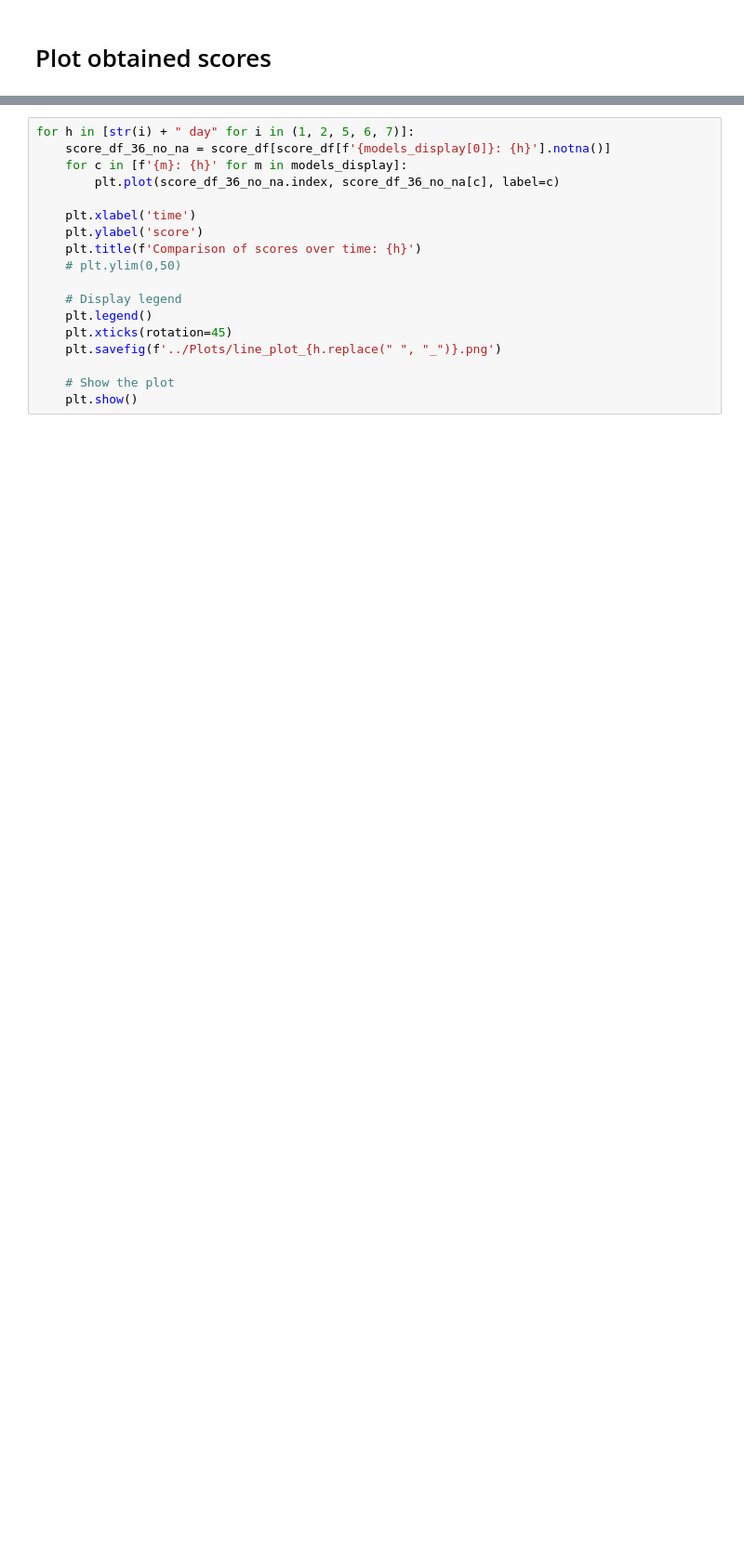
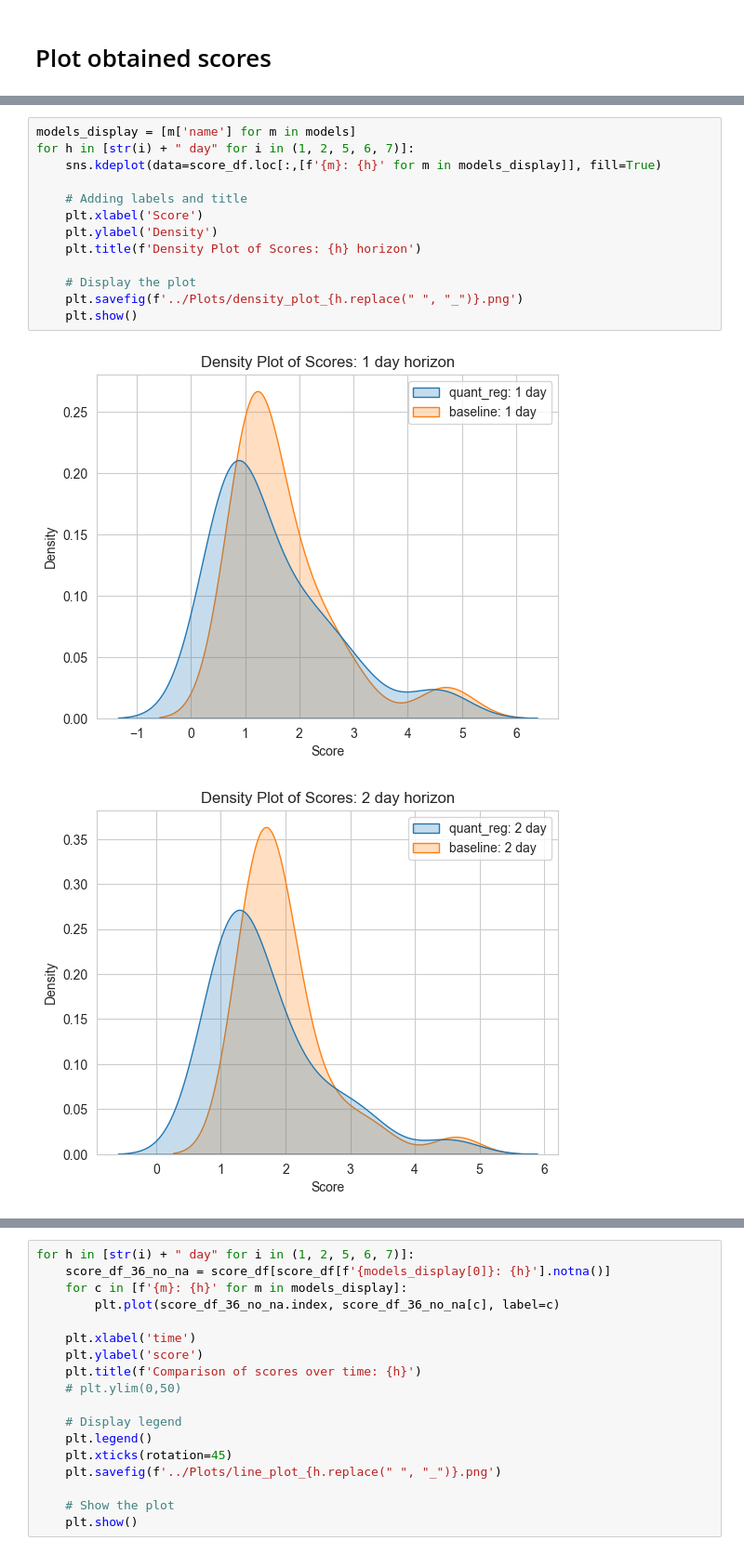
Before and after one commit to EliasKng/PTSFC, a Jupyter notebook: DAX/Validation/cross_validate_dax.ipynb, the cells around one changed output, grey strips where cells are left out. Shown at 93% size. Saved outputs shown, nothing was run; the diff lists cells and outputs as text; blank space fills up the shorter version.

```diff
--- a/DAX/Validation/cross_validate_dax.ipynb
+++ b/DAX/Validation/cross_validate_dax.ipynb
@@ -135,0 +373,16 @@ for h in [str(i) + " day" for i in (1, 2, 5, 6, 7)]:
+# %%
+models_display = [m['name'] for m in models]
+for h in [str(i) + " day" for i in (1, 2, 5, 6, 7)]:
+    sns.kdeplot(data=score_df.loc[:,[f'{m}: {h}' for m in models_display]], fill=True)
+
+    # Adding labels and title
+    plt.xlabel('Score')
+    plt.ylabel('Density')
+    plt.title(f'Density Plot of Scores: {h} horizon')
+
+    # Display the plot
+    plt.savefig(f'../Plots/density_plot_{h.replace(" ", "_")}.png')
+    plt.show()
+# %% [output]
+[figure, added]
+[figure, added]
```
Also changed, not shown: parts of 7 cells of this notebook, 1 other file.
